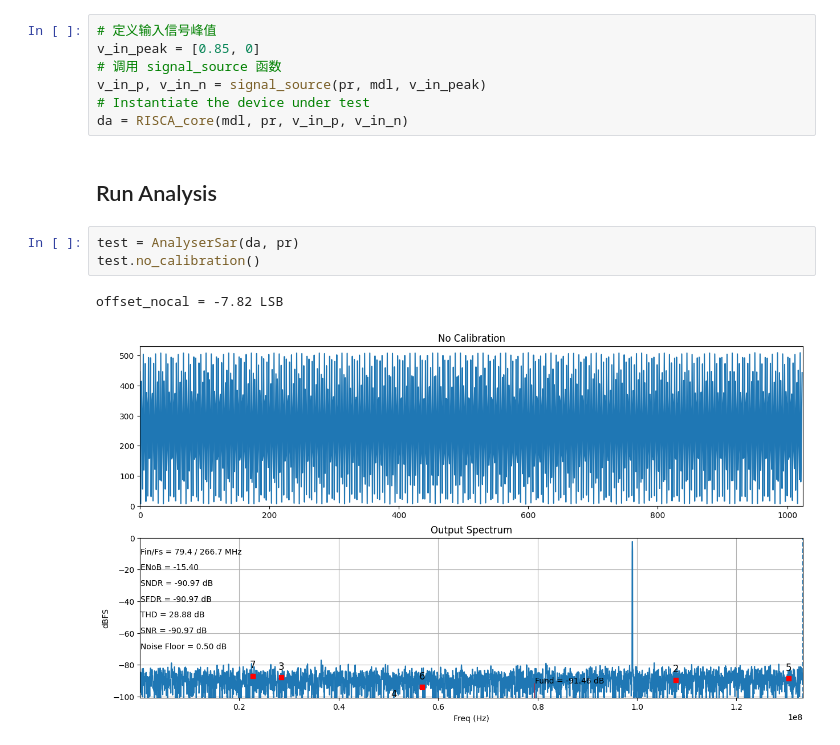
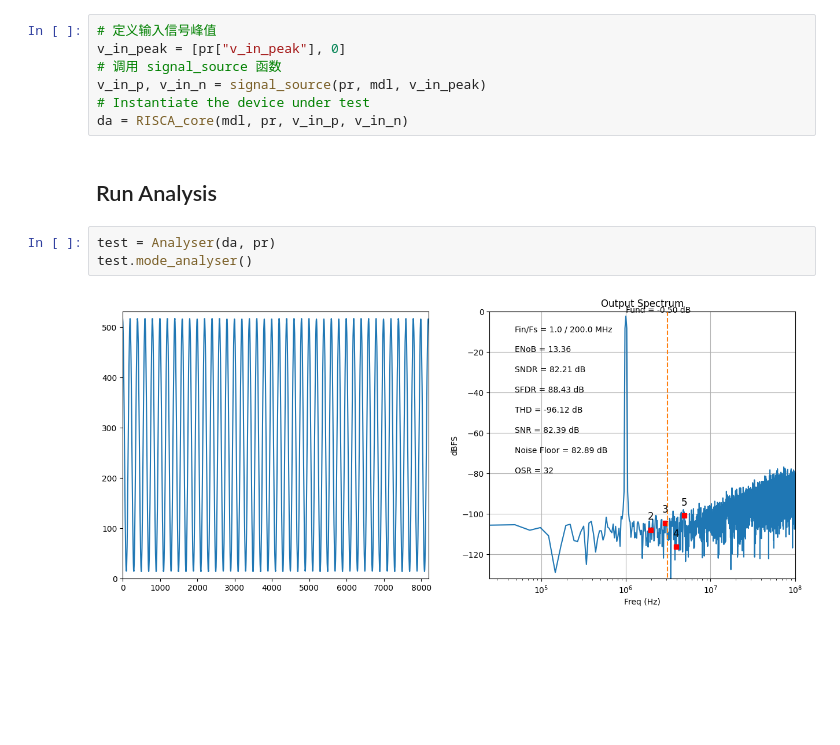
Before and after one commit to lin-k23/RISCA, a Jupyter notebook: simulator1.ipynb, the cells around one changed output. Drawn from its saved outputs; the diff is of its cells as text; blank space fills up the shorter version.

```diff
--- a/simulator1.ipynb
+++ b/simulator1.ipynb
@@ -98,7 +96,7 @@ Configuration Information for sar
 ## Input signal & Analysis conversion results
 # %%
 # 定义输入信号峰值
-v_in_peak = [0.85, 0]
+v_in_peak = [pr["v_in_peak"], 0]
 # 调用 signal_source 函数
 v_in_p, v_in_n = signal_source(pr, mdl, v_in_peak)
 # Instantiate the device under test
@@ -106,8 +104,7 @@ da = RISCA_core(mdl, pr, v_in_p, v_in_n)
 # %% [markdown]
 ## Run Analysis
 # %%
-test = AnalyserSar(da, pr)
-test.no_calibration()
+test = Analyser(da, pr)
+test.mode_analyser()
 # %% [output]
-offset_nocal = -7.82 LSB
-[figure, old version]
+[figure, new version]
```
Also changed, not shown: parts of 2 cells of this notebook.
